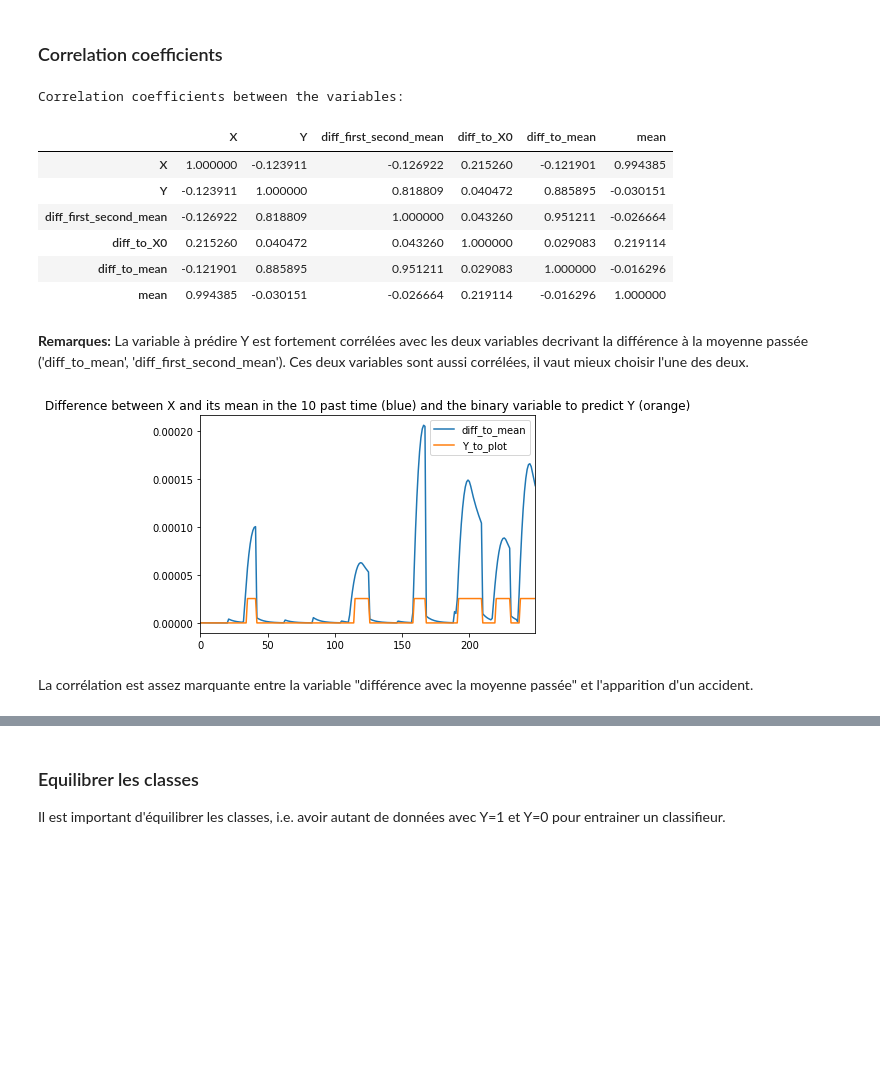
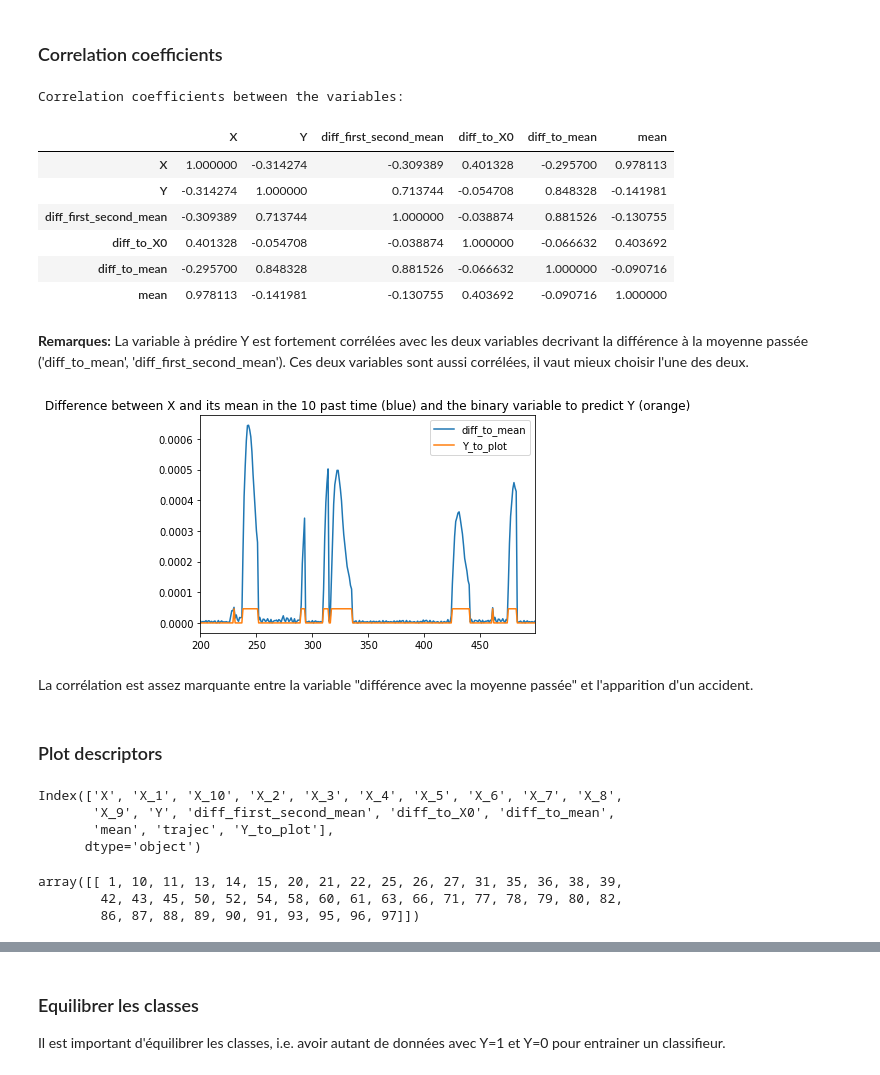
Before and after one commit to ELOISESOULIER/acterrea, a Jupyter notebook: Test_prediction_poumon_python.ipynb, the cells around one changed output, grey strips where cells are left out. Cells and saved outputs as stored; diff of their text form; code cells hidden in the pictures; blank space fills up the shorter version.

```diff
--- a/Test_prediction_poumon_python.ipynb
+++ b/Test_prediction_poumon_python.ipynb
@@ -15,7 +13,7 @@ ModuleNotFoundError: No module named 'xgboost'
 ## Load data
 and save them in a DataFrame
 # %%
-df = pd.read_csv("out_O2.csv")
+df = pd.read_csv("./data/out_O2.csv")
 T, nb_sim = np.shape(df)
 nb_sim -= 1
 print("Time horizon:", T)
@@ -177,23 +175,46 @@ descriptors[['X', 'Y', 'diff_first_second_mean', 'diff_to_X0', 'diff_to_mean', '
 # %% [output]
 Correlation coefficients between the variables:
 |  | X | Y | diff_first_second_mean | diff_to_X0 | diff_to_mean | mean |
-| X | 1.000000 | -0.123911 | -0.126922 | 0.215260 | -0.121901 | 0.994385 |
-| Y | -0.123911 | 1.000000 | 0.818809 | 0.040472 | 0.885895 | -0.030151 |
-| diff_first_second_mean | -0.126922 | 0.818809 | 1.000000 | 0.043260 | 0.951211 | -0.026664 |
-| diff_to_X0 | 0.215260 | 0.040472 | 0.043260 | 1.000000 | 0.029083 | 0.219114 |
-| diff_to_mean | -0.121901 | 0.885895 | 0.951211 | 0.029083 | 1.000000 | -0.016296 |
-| mean | 0.994385 | -0.030151 | -0.026664 | 0.219114 | -0.016296 | 1.000000 |
+| X | 1.000000 | -0.314274 | -0.309389 | 0.401328 | -0.295700 | 0.978113 |
+| Y | -0.314274 | 1.000000 | 0.713744 | -0.054708 | 0.848328 | -0.141981 |
+| diff_first_second_mean | -0.309389 | 0.713744 | 1.000000 | -0.038874 | 0.881526 | -0.130755 |
+| diff_to_X0 | 0.401328 | -0.054708 | -0.038874 | 1.000000 | -0.066632 | 0.403692 |
+| diff_to_mean | -0.295700 | 0.848328 | 0.881526 | -0.066632 | 1.000000 | -0.090716 |
+| mean | 0.978113 | -0.141981 | -0.130755 | 0.403692 | -0.090716 | 1.000000 |
 # %% [markdown]
 **Remarques:**
 La variable à prédire Y est fortement corrélées avec les deux variables decrivant la différence à la moyenne passée ('diff_to_mean', 'diff_first_second_mean'). Ces deux variables sont aussi corrélées, il vaut mieux choisir l'une des deux.
 # %%
 descriptors['Y_to_plot'] = descriptors['Y'] * descriptors['diff_to_mean'].mean()
 
-descriptors[['diff_to_mean', 'Y_to_plot']][:250].plot()
+descriptors[['diff_to_mean', 'Y_to_plot']][200:500].plot()
 plt.title('Difference between X and its mean in the {} past time (blue) and \
 the binary variable to predict Y (orange)'.format(params['len_X']))
 plt.show()
 # %% [output]
-[figure, old version]
+[figure, new version]
 # %% [markdown]
 La corrélation est assez marquante entre la variable "différence avec la moyenne passée" et l'apparition d'un accident.
+# %% [markdown]
+### Plot descriptors
+# %%
+descriptors.keys()
+# %% [output]
+Index(['X', 'X_1', 'X_10', 'X_2', 'X_3', 'X_4', 'X_5', 'X_6', 'X_7', 'X_8',
+       'X_9', 'Y', 'diff_first_second_mean', 'diff_to_X0', 'diff_to_mean',
+       'mean', 'trajec', 'Y_to_plot'],
+      dtype='object')
+# %%
+# Liste des trajectoires qui degenerent:
+
+trajec_accident = []
+
+for trajec in range(nb_sim):
+    if len(np.unique(descriptors[descriptors['trajec'] == trajec]['Y'])) > 1:
+        trajec_accident.append(trajec)
+
+np.reshape(trajec_accident, (1, len(trajec_accident)))
+# %% [output]
+array([[ 1, 10, 11, 13, 14, 15, 20, 21, 22, 25, 26, 27, 31, 35, 36, 38, 39,
+        42, 43, 45, 50, 52, 54, 58, 60, 61, 63, 66, 71, 77, 78, 79, 80, 82,
+        86, 87, 88, 89, 90, 91, 93, 95, 96, 97]])
```
Also changed, not shown: parts of 24 cells of this notebook, 1 other file.
